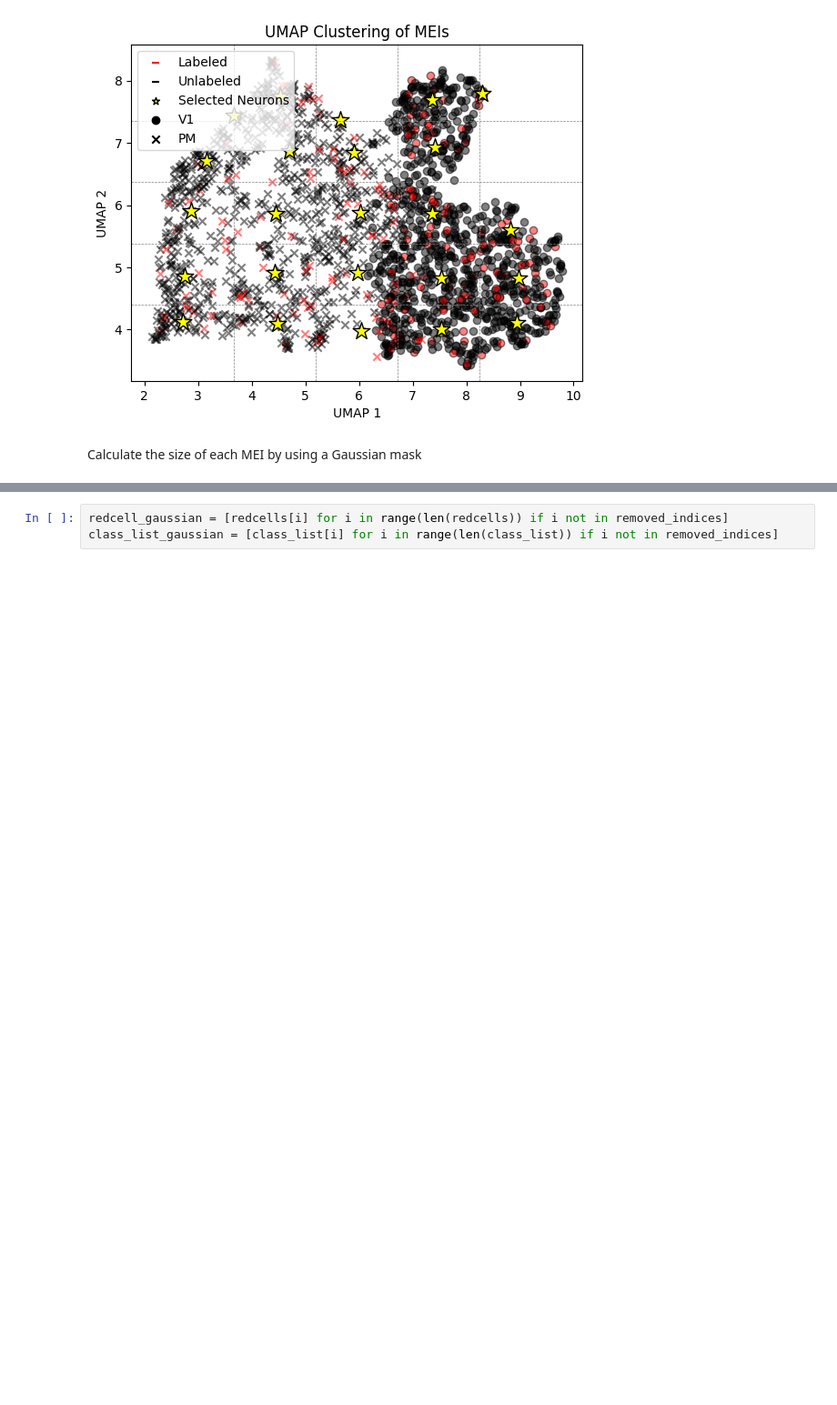
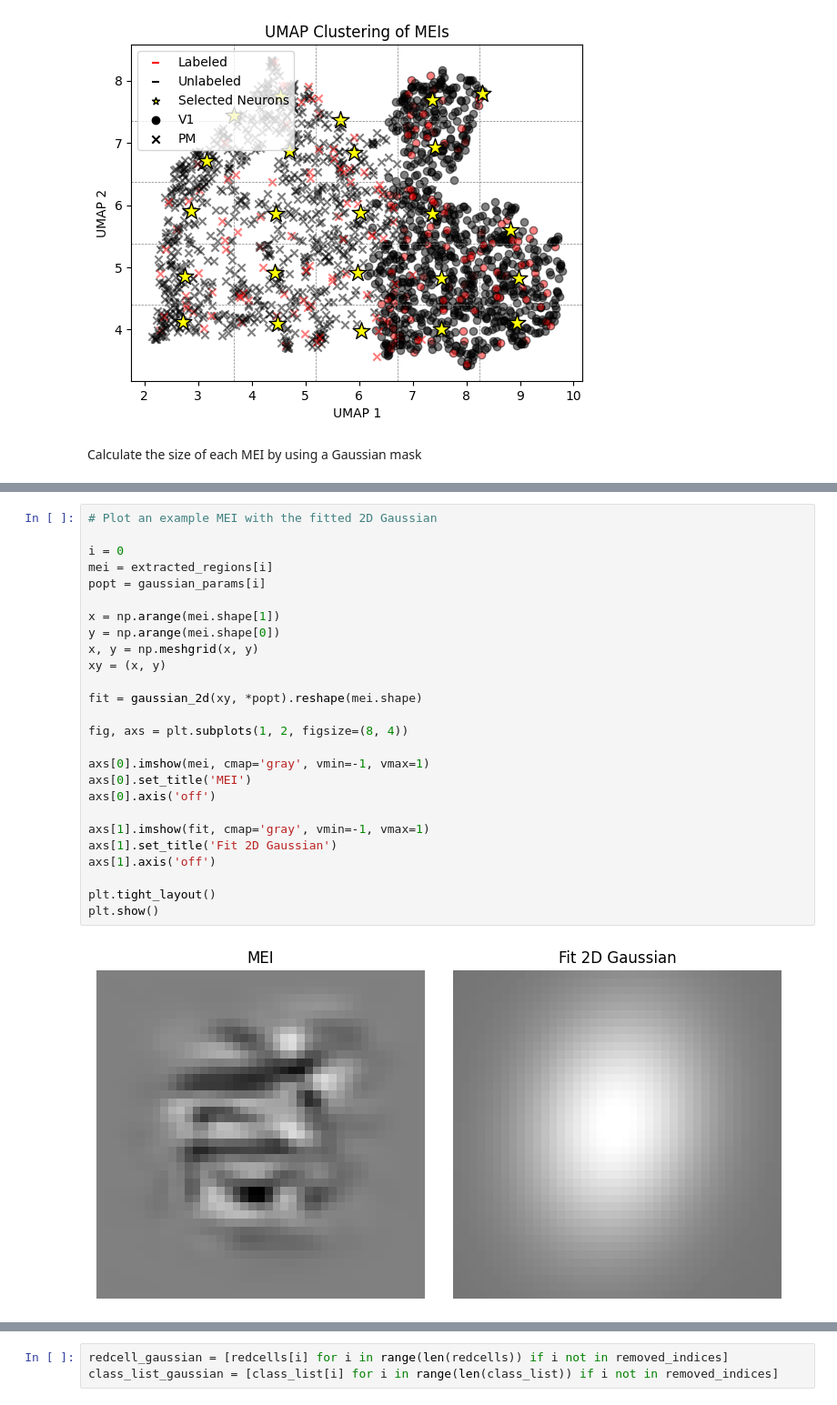
Before and after one commit to ananaphasia/Petreanu_MEI_generation, a Jupyter notebook: 06_UMAP_analysis.ipynb, the cells around one changed output, grey strips where cells are left out. Shown at 91% size. Cells and saved outputs as stored; diff of their text form; blank space fills up the shorter version.

```diff
--- a/06_UMAP_analysis.ipynb
+++ b/06_UMAP_analysis.ipynb
@@ -911,4 +938,32 @@ gaussian_params
  ...]
+# %%
+# Plot an example MEI with the fitted 2D Gaussian
+
+i = 0
+mei = extracted_regions[i]
+popt = gaussian_params[i]
+
+x = np.arange(mei.shape[1])
+y = np.arange(mei.shape[0])
+x, y = np.meshgrid(x, y)
+xy = (x, y)
+
+fit = gaussian_2d(xy, *popt).reshape(mei.shape)
+
+fig, axs = plt.subplots(1, 2, figsize=(8, 4))
+
+axs[0].imshow(mei, cmap='gray', vmin=-1, vmax=1)
+axs[0].set_title('MEI')
+axs[0].axis('off')
+
+axs[1].imshow(fit, cmap='gray', vmin=-1, vmax=1)
+axs[1].set_title('Fit 2D Gaussian')
+axs[1].axis('off')
+
+plt.tight_layout()
+plt.show()
+# %% [output]
+[figure, added]
 # %%
 # Calculate the area of the ellipse using the formula: A = π * a * b, where a and b are the semi-major and semi-minor axes of the ellipse
 
```
Also changed, not shown: parts of 8 cells of this notebook, 3 other files.
